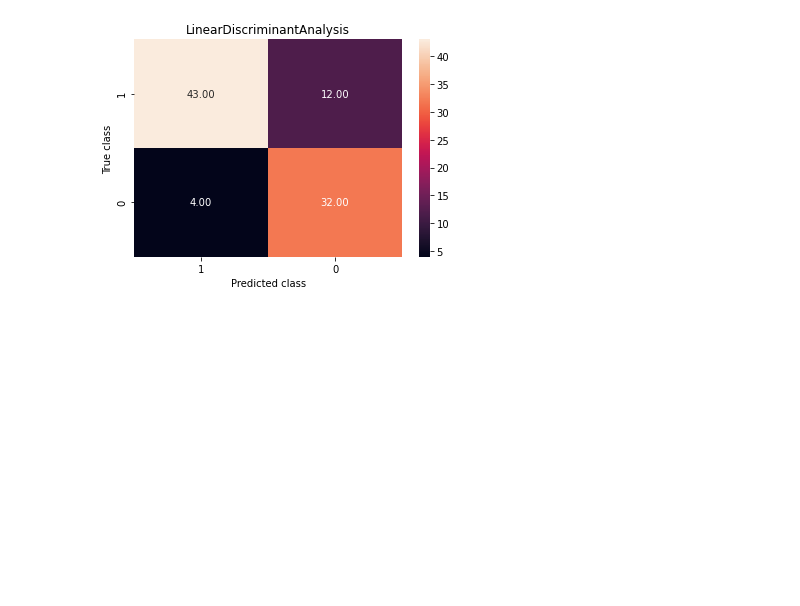
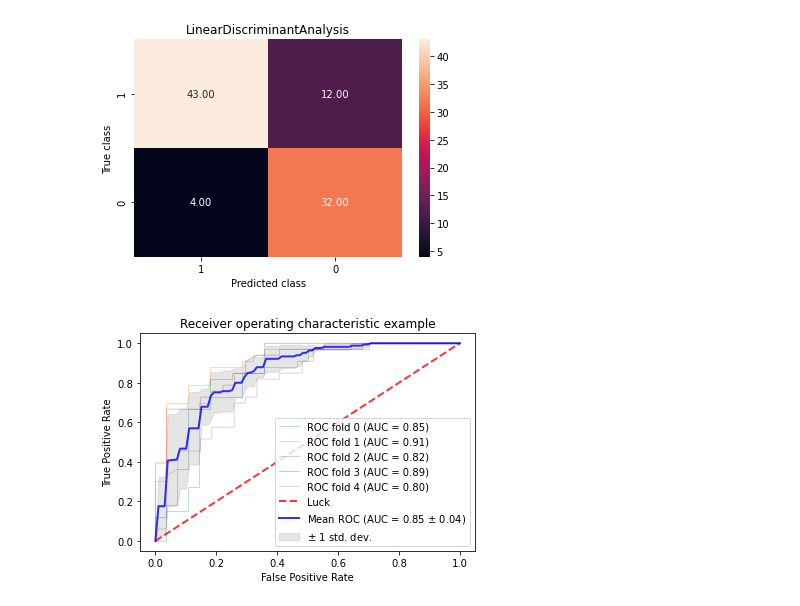
Before and after one commit to onlyabhilash/NLP-Heart-Failure-Prediction, a Jupyter notebook: Heart_Disease_UCI_FeatureEngg.ipynb, the cells around one changed output. Saved outputs shown, nothing was run; the diff lists cells and outputs as text; code cells hidden in the pictures; blank space fills up the shorter version.

```diff
--- a/Heart_Disease_UCI_FeatureEngg.ipynb
+++ b/Heart_Disease_UCI_FeatureEngg.ipynb
@@ -292,3 +292,7 @@ conf(lda,X_test_sfs, y_test)
    macro avg       0.84      0.82      0.82        91
 weighted avg       0.83      0.82      0.82        91
 [figure]
+# %%
+roc_graph_cv(lda,X[:,selectedFeatures],y)
+# %% [output]
+[figure, added]
```
